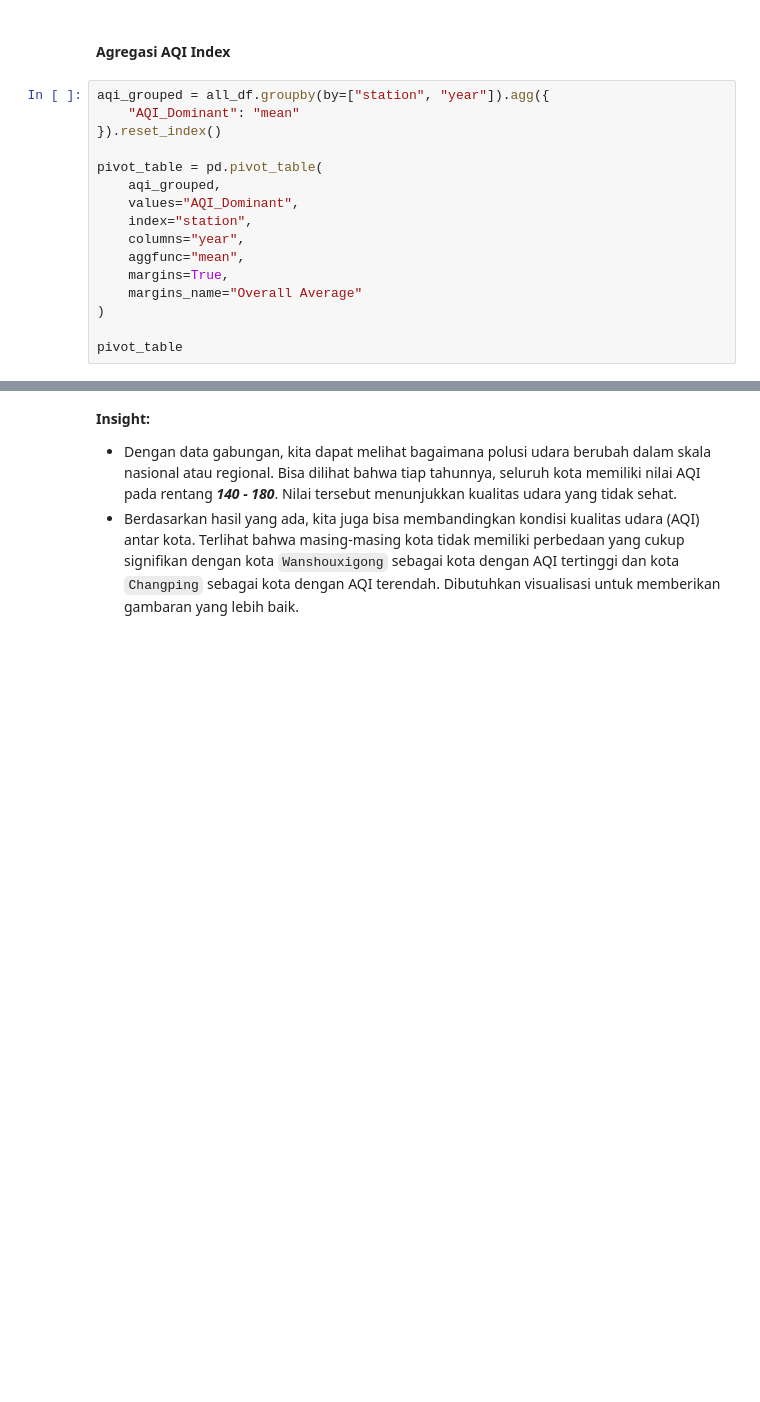
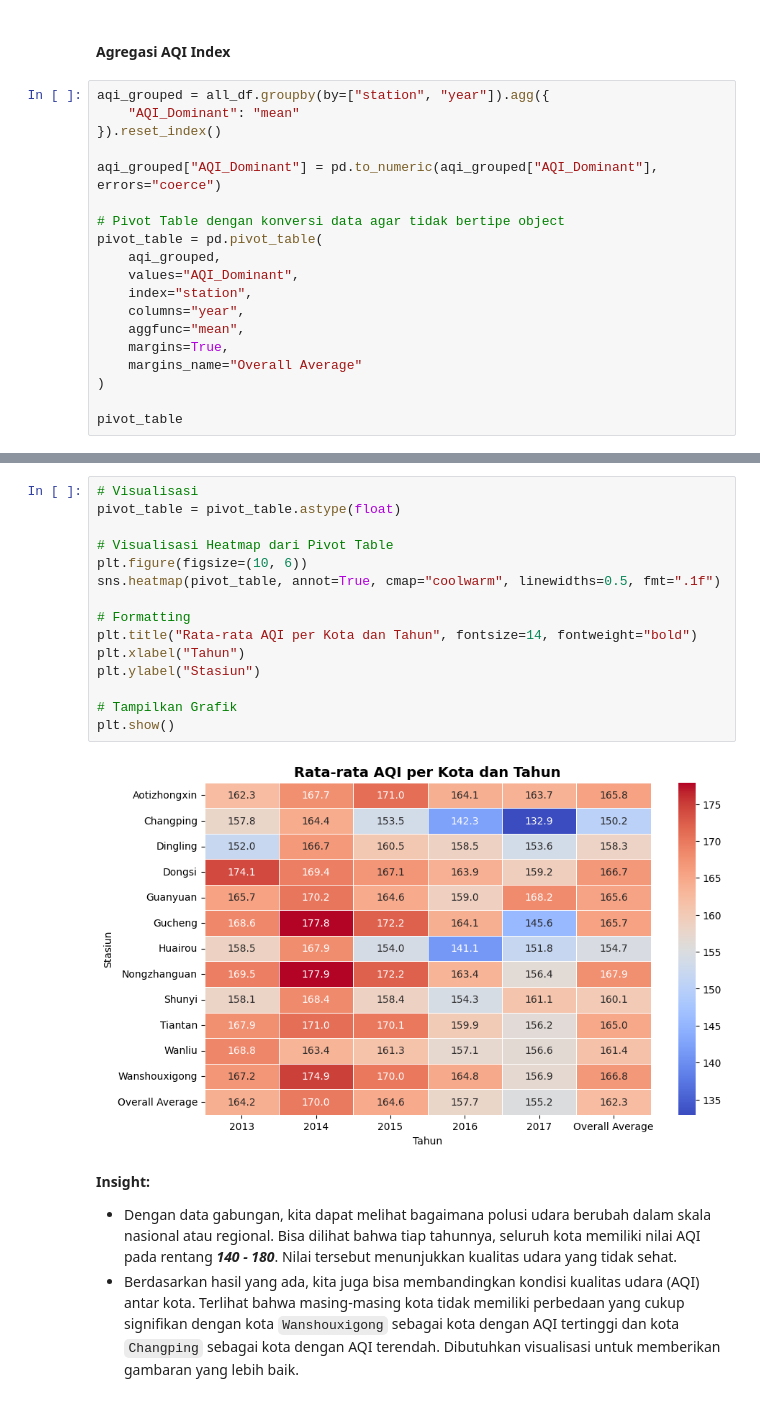
Before and after one commit to jijiau/Dicoding-Analisis-Data, a Jupyter notebook: notebook.ipynb, the cells around one changed output, grey strips where cells are left out. Cells and saved outputs as stored; diff of their text form; blank space fills up the shorter version.

```diff
--- a/notebook.ipynb
+++ b/notebook.ipynb
@@ -667,6 +663,9 @@ aqi_grouped = all_df.groupby(by=["station", "year"]).agg({
     "AQI_Dominant": "mean"
 }).reset_index()
 
+aqi_grouped["AQI_Dominant"] = pd.to_numeric(aqi_grouped["AQI_Dominant"], errors="coerce")
+
+# Pivot Table dengan konversi data agar tidak bertipe object
 pivot_table = pd.pivot_table(
     aqi_grouped,
     values="AQI_Dominant",
@@ -697,3 +696,20 @@ pivot_table
+# %%
+# Visualisasi
+pivot_table = pivot_table.astype(float)
+
+# Visualisasi Heatmap dari Pivot Table
+plt.figure(figsize=(10, 6))
+sns.heatmap(pivot_table, annot=True, cmap="coolwarm", linewidths=0.5, fmt=".1f")
+
+# Formatting
+plt.title("Rata-rata AQI per Kota dan Tahun", fontsize=14, fontweight="bold")
+plt.xlabel("Tahun")
+plt.ylabel("Stasiun")
+
+# Tampilkan Grafik
+plt.show()
+# %% [output]
+[figure, added]
 # %% [markdown]
 **Insight:**
 - Dengan data gabungan, kita dapat melihat bagaimana polusi udara berubah dalam skala nasional atau regional. Bisa dilihat bahwa tiap tahunnya, seluruh kota memiliki nilai AQI pada rentang ***140 - 180***. Nilai tersebut menunjukkan kualitas udara yang tidak sehat.
```
Also changed, not shown: parts of 4 cells of this notebook, 1 other file.
